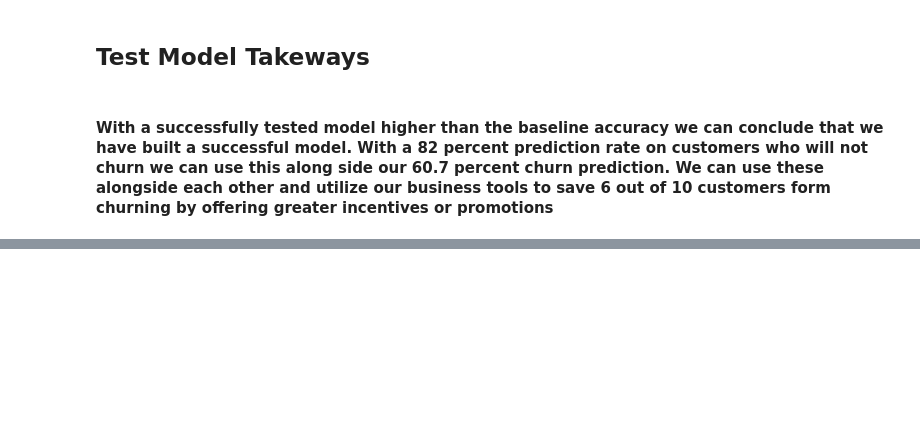
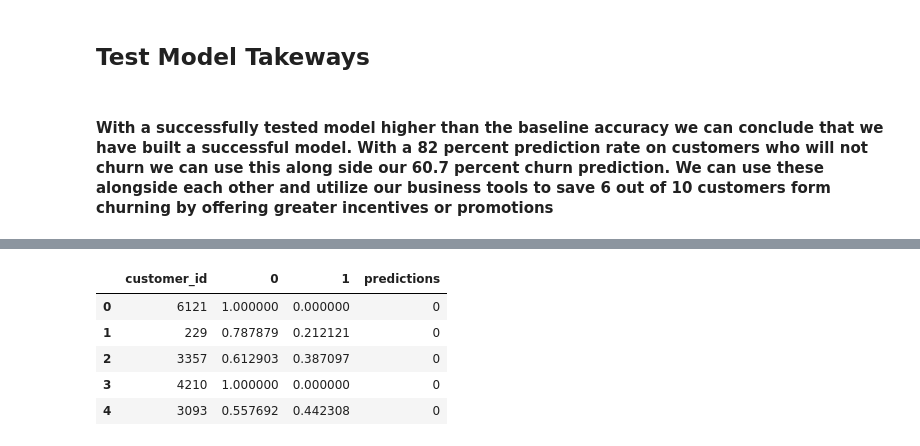
Before and after one commit to ForrestMccrosky/Classification_Project, a Jupyter notebook: final_class_project.ipynb, the cells around one changed output, grey strips where cells are left out. Cells and saved outputs as stored; diff of their text form; code cells hidden in the pictures; blank space fills up the shorter version.

```diff
--- a/final_class_project.ipynb
+++ b/final_class_project.ipynb
@@ -689,0 +755,11 @@ The baseline accuracy is: 73.4720%
+# %%
+#making new df with the neccessary columns
+telco_prediction = test_proba_df[['customer_id',0,1, 'predictions']]
+telco_prediction.head()
+# %% [output]
+|  | customer_id | 0 | 1 | predictions |
+| 0 | 6121 | 1.000000 | 0.000000 | 0 |
+| 1 | 229 | 0.787879 | 0.212121 | 0 |
+| 2 | 3357 | 0.612903 | 0.387097 | 0 |
+| 3 | 4210 | 1.000000 | 0.000000 | 0 |
+| 4 | 3093 | 0.557692 | 0.442308 | 0 |
```
Also changed, not shown: parts of 17 cells of this notebook.
